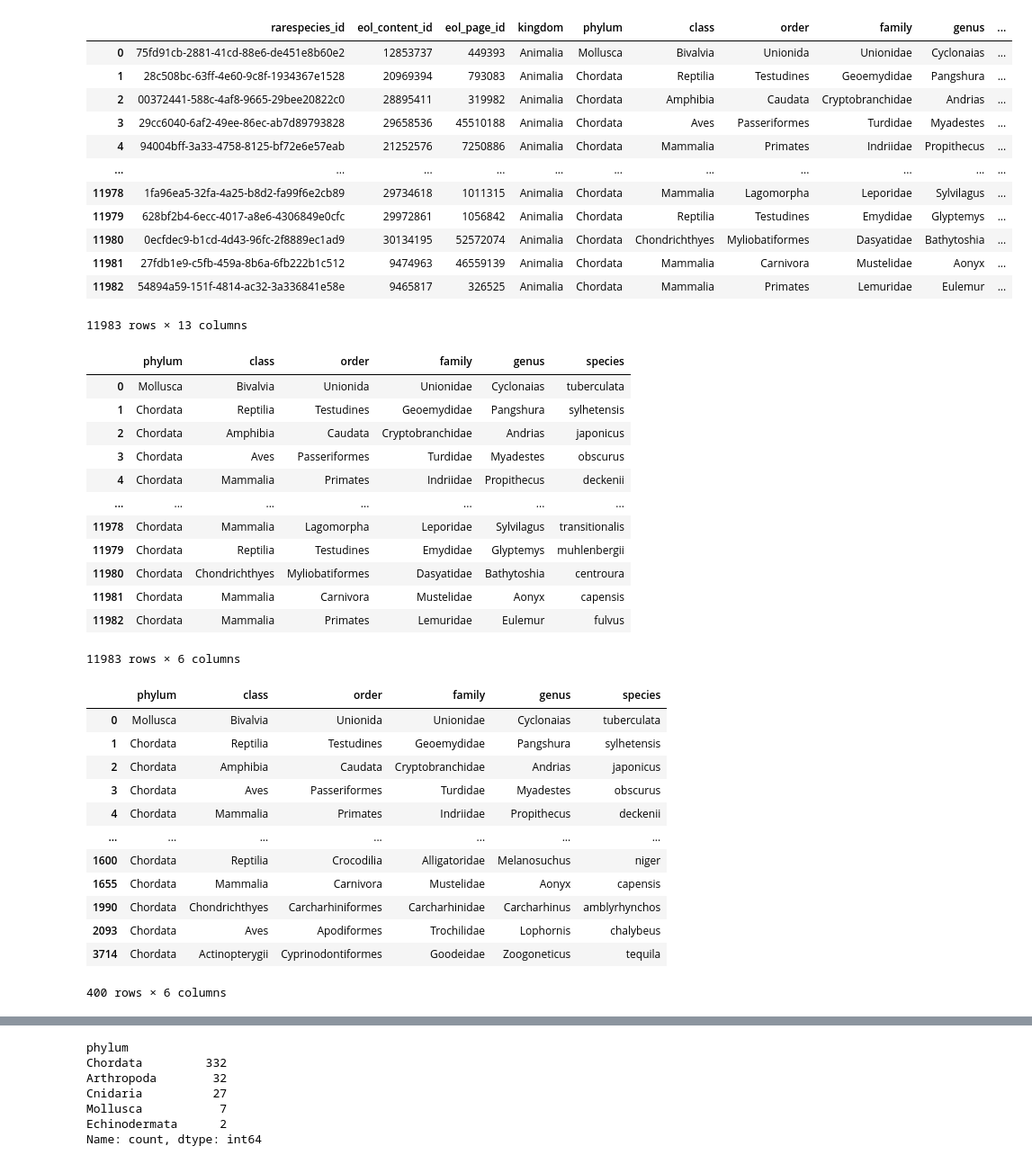
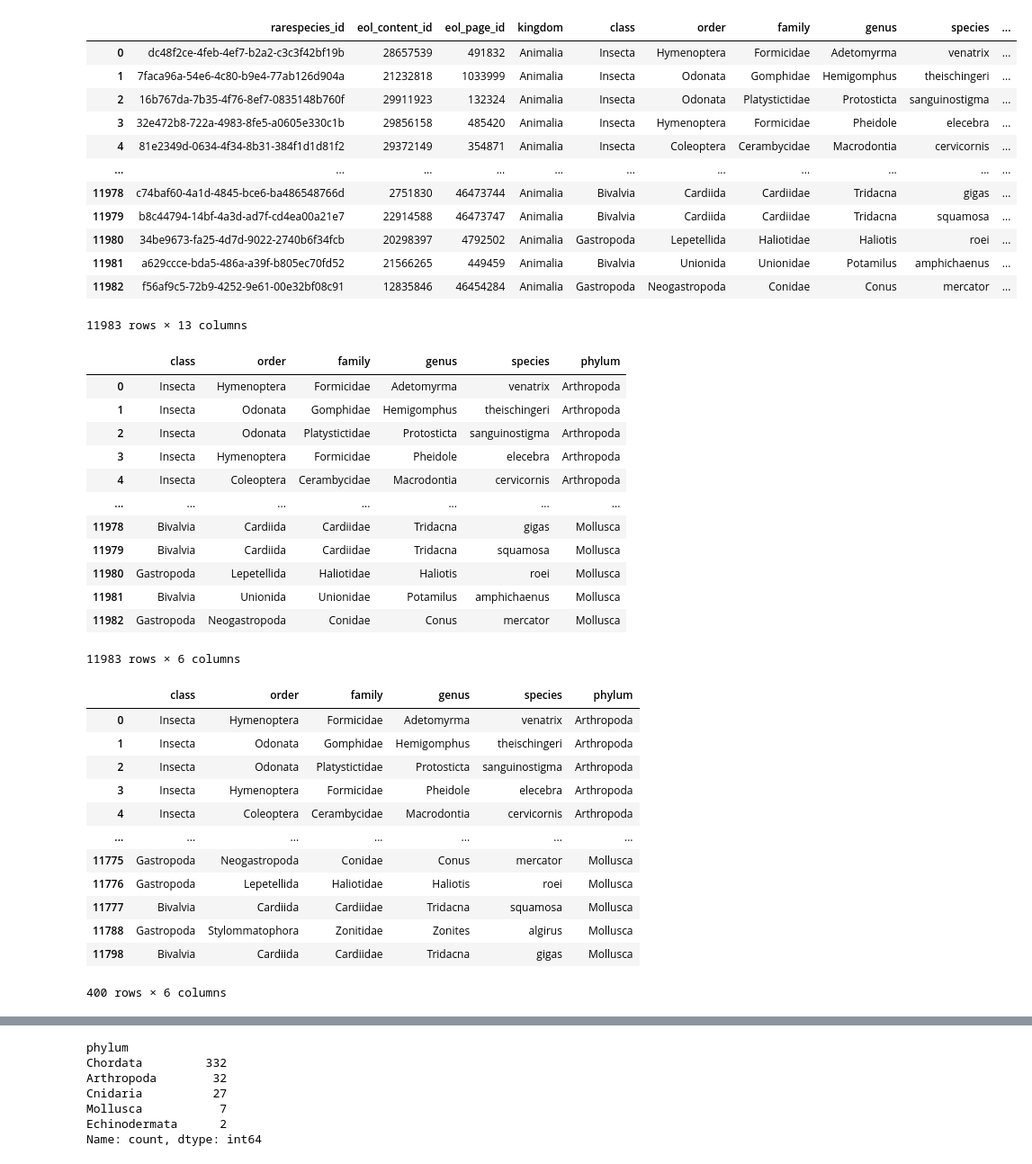
Before and after one commit to Math0202/Data-science, a Jupyter notebook: dtaProject latest(1).ipynb, the cells around one changed output, grey strips where cells are left out. Shown: that part at 90% size. Cells and saved outputs as stored; diff of their text form; code cells hidden in the pictures.

```diff
--- a/dtaProject latest(1).ipynb
+++ b/dtaProject latest(1).ipynb
@@ -1,56 +1,56 @@
 # %%
 import pandas as pd
-dataset=pd.read_csv(r"C:\Users\ngozu_yrmj3en\Downloads\metadata.csv")
+dataset=pd.read_csv(r"metadata (2).csv")
 dataset
 # %% [output]
-|  | rarespecies_id | eol_content_id | eol_page_id | kingdom | phylum | class | order | family | genus | ... |
-| 0 | 75fd91cb-2881-41cd-88e6-de451e8b60e2 | 12853737 | 449393 | Animalia | Mollusca | Bivalvia | Unionida | Unionidae | Cyclonaias | ... |
-| 1 | 28c508bc-63ff-4e60-9c8f-1934367e1528 | 20969394 | 793083 | Animalia | Chordata | Reptilia | Testudines | Geoemydidae | Pangshura | ... |
-| 2 | 00372441-588c-4af8-9665-29bee20822c0 | 28895411 | 319982 | Animalia | Chordata | Amphibia | Caudata | Cryptobranchidae | Andrias | ... |
-| 3 | 29cc6040-6af2-49ee-86ec-ab7d89793828 | 29658536 | 45510188 | Animalia | Chordata | Aves | Passeriformes | Turdidae | Myadestes | ... |
-| 4 | 94004bff-3a33-4758-8125-bf72e6e57eab | 21252576 | 7250886 | Animalia | Chordata | Mammalia | Primates | Indriidae | Propithecus | ... |
+|  | rarespecies_id | eol_content_id | eol_page_id | kingdom | class | order | family | genus | species | ... |
+| 0 | dc48f2ce-4feb-4ef7-b2a2-c3c3f42bf19b | 28657539 | 491832 | Animalia | Insecta | Hymenoptera | Formicidae | Adetomyrma | venatrix | ... |
+| 1 | 7faca96a-54e6-4c80-b9e4-77ab126d904a | 21232818 | 1033999 | Animalia | Insecta | Odonata | Gomphidae | Hemigomphus | theischingeri | ... |
+| 2 | 16b767da-7b35-4f76-8ef7-0835148b760f | 29911923 | 132324 | Animalia | Insecta | Odonata | Platystictidae | Protosticta | sanguinostigma | ... |
+| 3 | 32e472b8-722a-4983-8fe5-a0605e330c1b | 29856158 | 485420 | Animalia | Insecta | Hymenoptera | Formicidae | Pheidole | elecebra | ... |
+| 4 | 81e2349d-0634-4f34-8b31-384f1d1d81f2 | 29372149 | 354871 | Animalia | Insecta | Coleoptera | Cerambycidae | Macrodontia | cervicornis | ... |
 | ... | ... | ... | ... | ... | ... | ... | ... | ... | ... | ... |
-| 11978 | 1fa96ea5-32fa-4a25-b8d2-fa99f6e2cb89 | 29734618 | 1011315 | Animalia | Chordata | Mammalia | Lagomorpha | Leporidae | Sylvilagus | ... |
-| 11979 | 628bf2b4-6ecc-4017-a8e6-4306849e0cfc | 29972861 | 1056842 | Animalia | Chordata | Reptilia | Testudines | Emydidae | Glyptemys | ... |
-| 11980 | 0ecfdec9-b1cd-4d43-96fc-2f8889ec1ad9 | 30134195 | 52572074 | Animalia | Chordata | Chondrichthyes | Myliobatiformes | Dasyatidae | Bathytoshia | ... |
-| 11981 | 27fdb1e9-c5fb-459a-8b6a-6fb222b1c512 | 9474963 | 46559139 | Animalia | Chordata | Mammalia | Carnivora | Mustelidae | Aonyx | ... |
-| 11982 | 54894a59-151f-4814-ac32-3a336841e58e | 9465817 | 326525 | Animalia | Chordata | Mammalia | Primates | Lemuridae | Eulemur | ... |
+| 11978 | c74baf60-4a1d-4845-bce6-ba486548766d | 2751830 | 46473744 | Animalia | Bivalvia | Cardiida | Cardiidae | Tridacna | gigas | ... |
+| 11979 | b8c44794-14bf-4a3d-ad7f-cd4ea00a21e7 | 22914588 | 46473747 | Animalia | Bivalvia | Cardiida | Cardiidae | Tridacna | squamosa | ... |
+| 11980 | 34be9673-fa25-4d7d-9022-2740b6f34fcb | 20298397 | 4792502 | Animalia | Gastropoda | Lepetellida | Haliotidae | Haliotis | roei | ... |
+| 11981 | a629ccce-bda5-486a-a39f-b805ec70fd52 | 21566265 | 449459 | Animalia | Bivalvia | Unionida | Unionidae | Potamilus | amphichaenus | ... |
+| 11982 | f56af9c5-72b9-4252-9e61-00e32bf08c91 | 12835846 | 46454284 | Animalia | Gastropoda | Neogastropoda | Conidae | Conus | mercator | ... |
 11983 rows × 13 columns
 # %%
 #deleting columns that are not needed
 dataset.drop(['rarespecies_id','eol_content_id','eol_page_id','kingdom','sciName','common','file_name'],axis=1, inplace=True)
 dataset
 # %% [output]
-|  | phylum | class | order | family | genus | species |
-| 0 | Mollusca | Bivalvia | Unionida | Unionidae | Cyclonaias | tuberculata |
-| 1 | Chordata | Reptilia | Testudines | Geoemydidae | Pangshura | sylhetensis |
-| 2 | Chordata | Amphibia | Caudata | Cryptobranchidae | Andrias | japonicus |
-| 3 | Chordata | Aves | Passeriformes | Turdidae | Myadestes | obscurus |
-| 4 | Chordata | Mammalia | Primates | Indriidae | Propithecus | deckenii |
+|  | class | order | family | genus | species | phylum |
+| 0 | Insecta | Hymenoptera | Formicidae | Adetomyrma | venatrix | Arthropoda |
+| 1 | Insecta | Odonata | Gomphidae | Hemigomphus | theischingeri | Arthropoda |
+| 2 | Insecta | Odonata | Platystictidae | Protosticta | sanguinostigma | Arthropoda |
+| 3 | Insecta | Hymenoptera | Formicidae | Pheidole | elecebra | Arthropoda |
+| 4 | Insecta | Coleoptera | Cerambycidae | Macrodontia | cervicornis | Arthropoda |
 | ... | ... | ... | ... | ... | ... | ... |
-| 11978 | Chordata | Mammalia | Lagomorpha | Leporidae | Sylvilagus | transitionalis |
-| 11979 | Chordata | Reptilia | Testudines | Emydidae | Glyptemys | muhlenbergii |
-| 11980 | Chordata | Chondrichthyes | Myliobatiformes | Dasyatidae | Bathytoshia | centroura |
-| 11981 | Chordata | Mammalia | Carnivora | Mustelidae | Aonyx | capensis |
-| 11982 | Chordata | Mammalia | Primates | Lemuridae | Eulemur | fulvus |
+| 11978 | Bivalvia | Cardiida | Cardiidae | Tridacna | gigas | Mollusca |
+| 11979 | Bivalvia | Cardiida | Cardiidae | Tridacna | squamosa | Mollusca |
+| 11980 | Gastropoda | Lepetellida | Haliotidae | Haliotis | roei | Mollusca |
+| 11981 | Bivalvia | Unionida | Unionidae | Potamilus | amphichaenus | Mollusca |
+| 11982 | Gastropoda | Neogastropoda | Conidae | Conus | mercator | Mollusca |
 11983 rows × 6 columns
 # %%
 #deleting duplicates directly on the original dataset without creating a new one
 dataset.drop_duplicates(inplace=True)
 dataset
 # %% [output]
-|  | phylum | class | order | family | genus | species |
-| 0 | Mollusca | Bivalvia | Unionida | Unionidae | Cyclonaias | tuberculata |
-| 1 | Chordata | Reptilia | Testudines | Geoemydidae | Pangshura | sylhetensis |
-| 2 | Chordata | Amphibia | Caudata | Cryptobranchidae | Andrias | japonicus |
-| 3 | Chordata | Aves | Passeriformes | Turdidae | Myadestes | obscurus |
-| 4 | Chordata | Mammalia | Primates | Indriidae | Propithecus | deckenii |
+|  | class | order | family | genus | species | phylum |
+| 0 | Insecta | Hymenoptera | Formicidae | Adetomyrma | venatrix | Arthropoda |
+| 1 | Insecta | Odonata | Gomphidae | Hemigomphus | theischingeri | Arthropoda |
+| 2 | Insecta | Odonata | Platystictidae | Protosticta | sanguinostigma | Arthropoda |
+| 3 | Insecta | Hymenoptera | Formicidae | Pheidole | elecebra | Arthropoda |
+| 4 | Insecta | Coleoptera | Cerambycidae | Macrodontia | cervicornis | Arthropoda |
 | ... | ... | ... | ... | ... | ... | ... |
-| 1600 | Chordata | Reptilia | Crocodilia | Alligatoridae | Melanosuchus | niger |
-| 1655 | Chordata | Mammalia | Carnivora | Mustelidae | Aonyx | capensis |
-| 1990 | Chordata | Chondrichthyes | Carcharhiniformes | Carcharhinidae | Carcharhinus | amblyrhynchos |
-| 2093 | Chordata | Aves | Apodiformes | Trochilidae | Lophornis | chalybeus |
-| 3714 | Chordata | Actinopterygii | Cyprinodontiformes | Goodeidae | Zoogoneticus | tequila |
+| 11775 | Gastropoda | Neogastropoda | Conidae | Conus | mercator | Mollusca |
+| 11776 | Gastropoda | Lepetellida | Haliotidae | Haliotis | roei | Mollusca |
+| 11777 | Bivalvia | Cardiida | Cardiidae | Tridacna | squamosa | Mollusca |
+| 11788 | Gastropoda | Stylommatophora | Zonitidae | Zonites | algirus | Mollusca |
+| 11798 | Bivalvia | Cardiida | Cardiidae | Tridacna | gigas | Mollusca |
 400 rows × 6 columns
 # %%
 #deleting empty rows
```
Also changed, not shown: parts of 18 cells of this notebook.
